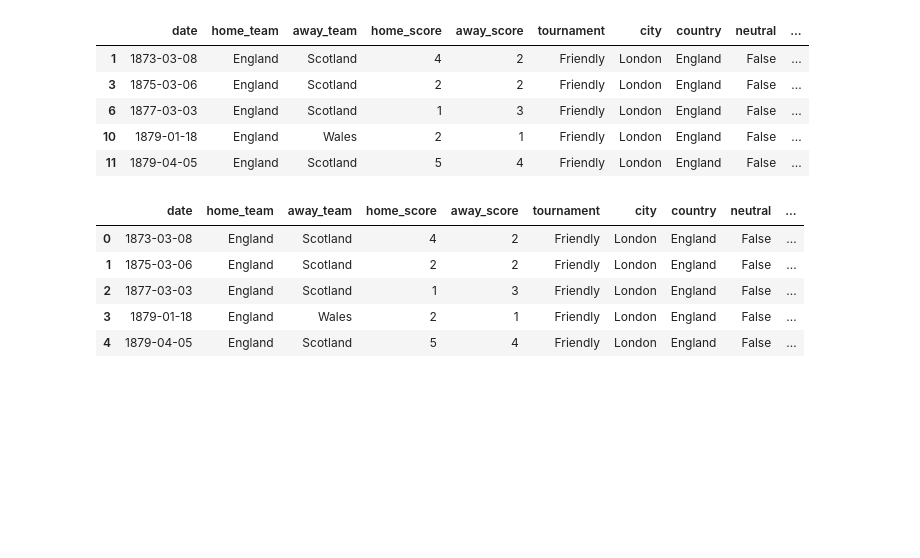
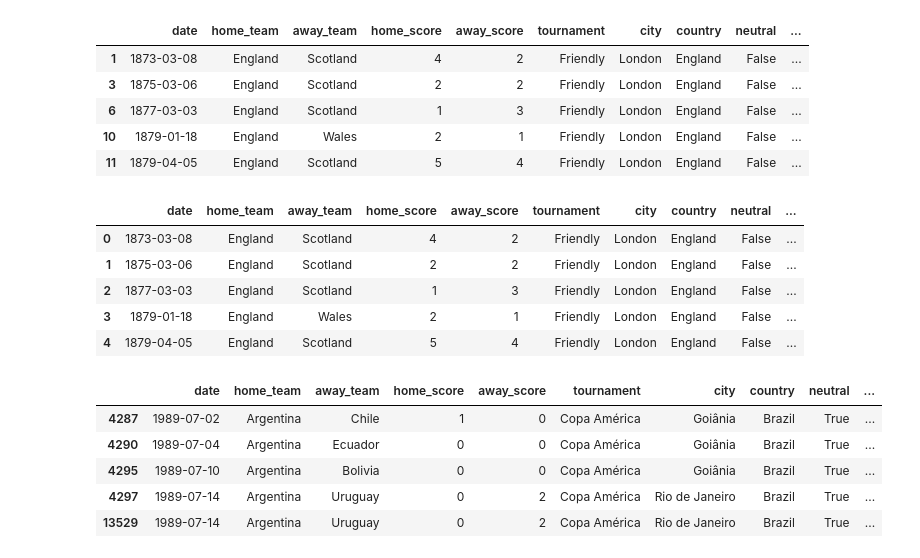
Before and after one commit to Milad-abbaszadeh/DataScienceProject, a Jupyter notebook: Milad_code/World Cup.ipynb, the cells around one changed output. Drawn from its saved outputs; the diff is of its cells as text; code cells hidden in the pictures; blank space fills up the shorter version.

```diff
--- a/Milad_code/World Cup.ipynb
+++ b/Milad_code/World Cup.ipynb
@@ -147,5 +147,14 @@ df_teams_1930.head()
 | 2 | 1877-03-03 | England | Scotland | 1 | 3 | Friendly | London | England | False | ... |
 | 3 | 1879-01-18 | England | Wales | 2 | 1 | Friendly | London | England | False | ... |
 | 4 | 1879-04-05 | England | Scotland | 5 | 4 | Friendly | London | England | False | ... |
+# %%
+df_teams_1930[(df_teams_1930['match_year']==1989) & (df_teams_1930['home_team'] == "Argentina")]
+# %% [output]
+|  | date | home_team | away_team | home_score | away_score | tournament | city | country | neutral | ... |
+| 4287 | 1989-07-02 | Argentina | Chile | 1 | 0 | Copa América | Goiânia | Brazil | True | ... |
+| 4290 | 1989-07-04 | Argentina | Ecuador | 0 | 0 | Copa América | Goiânia | Brazil | True | ... |
+| 4295 | 1989-07-10 | Argentina | Bolivia | 0 | 0 | Copa América | Goiânia | Brazil | True | ... |
+| 4297 | 1989-07-14 | Argentina | Uruguay | 0 | 2 | Copa América | Rio de Janeiro | Brazil | True | ... |
+| 13529 | 1989-07-14 | Argentina | Uruguay | 0 | 2 | Copa América | Rio de Janeiro | Brazil | True | ... |
 # %%
 final =pd.get_dummies(df_teams_1930,prefix=['home_team','away_team'],columns=['home_team','away_team'])
```
Also changed, not shown: parts of 5 cells of this notebook, 8 other files.
